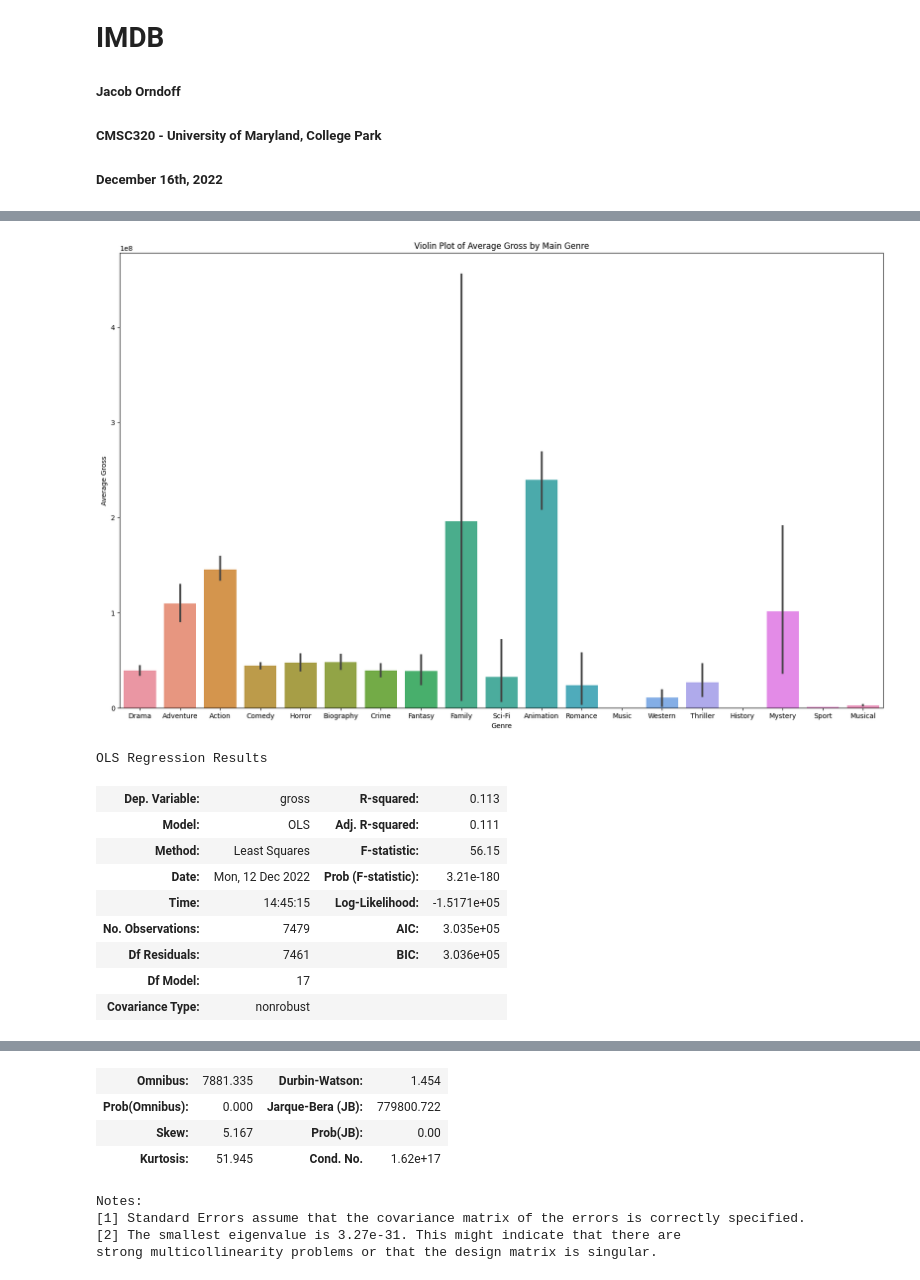
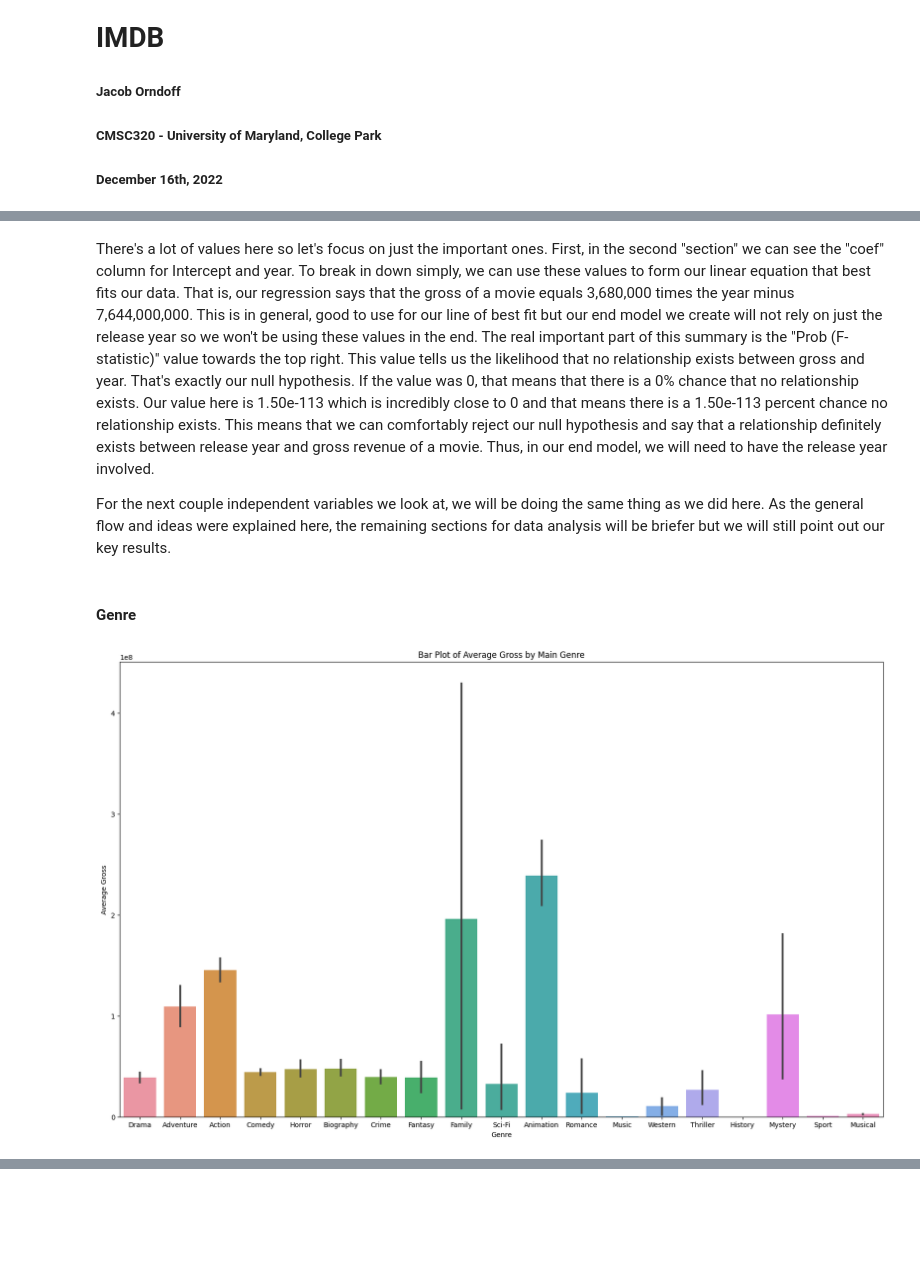
Before and after one commit to jacoborndoff/jacoborndoff.github.io, a Jupyter notebook: FinalProjectDraft (1).ipynb, the cells around one changed output, grey strips where cells are left out. Drawn from its saved outputs; the diff is of its cells as text; code cells hidden in the pictures; blank space fills up the shorter version.

```diff
--- a/FinalProjectDraft (1).ipynb
+++ b/FinalProjectDraft (1).ipynb
@@ -144,22 +207,15 @@ strong multicollinearity or other numerical problems.
+# %% [markdown]
+<p>There's a lot of values here so let's focus on just the important ones. First, in the second "section" we can see the "coef" column for Intercept and year. To break in down simply, we can use these values to form our linear equation that best fits our data. That is, our regression says that the gross of a movie equals 3,680,000 times the year minus 7,644,000,000. This is in general, good to use for our line of best fit but our end model we create will not rely on just the release year so we won't be using these values in the end. The real important part of this summary is the "Prob (F-statistic)" value towards the top right. This value tells us the likelihood that no relationship exists between gross and year. That's exactly our null hypothesis. If the value was 0, that means that there is a 0% chance that no relationship exists. Our value here is 1.50e-113 which is incredibly close to 0 and that means there is a 1.50e-113 percent chance no relationship exists. This means that we can comfortably reject our null hypothesis and say that a relationship definitely exists between release year and gross revenue of a movie. Thus, in our end model, we will need to have the release year involved.</p>
+
+<p> For the next couple independent variables we look at, we will be doing the same thing as we did here. As the general flow and ideas were explained here, the remaining sections for data analysis will be briefer but we will still point out our key results. </p>
+# %% [markdown]
+<h4 id="genre"> Genre </h4>
 # %%
 fig, ax2 = plt.subplots(figsize=(20,12))
 sns.barplot(data=movie_data, x="genre", y="gross")
 ax2.set_xlabel("Genre")
 ax2.set_ylabel("Average Gross")
-ax2.set_title("Violin Plot of Average Gross by Main Genre")
+ax2.set_title("Bar Plot of Average Gross by Main Genre")
 plt.show()
-
-genre_model = smf.ols(formula="gross ~ genre", data=movie_data).fit()
-genre_model.summary()
 # %% [output]
-[figure, old version]
+[figure, new version]
-OLS Regression Results
-| Dep. Variable: | gross | R-squared: | 0.113 |
-| Model: | OLS | Adj. R-squared: | 0.111 |
-| Method: | Least Squares | F-statistic: | 56.15 |
-| Date: | Mon, 12 Dec 2022 | Prob (F-statistic): | 3.21e-180 |
-| Time: | 14:45:15 | Log-Likelihood: | -1.5171e+05 |
-| No. Observations: | 7479 | AIC: | 3.035e+05 |
-| Df Residuals: | 7461 | BIC: | 3.036e+05 |
-| Df Model: | 17 |  |  |
-| Covariance Type: | nonrobust |  |  |
@@ -182,8 +221,0 @@ OLS Regression Results
-| Omnibus: | 7881.335 | Durbin-Watson: | 1.454 |
-| Prob(Omnibus): | 0.000 | Jarque-Bera (JB): | 779800.722 |
-| Skew: | 5.167 | Prob(JB): | 0.00 |
-| Kurtosis: | 51.945 | Cond. No. | 1.62e+17 |
-Notes:
-[1] Standard Errors assume that the covariance matrix of the errors is correctly specified.
-[2] The smallest eigenvalue is 3.27e-31. This might indicate that there are
-strong multicollinearity problems or that the design matrix is singular.
```
Also changed, not shown: parts of 29 cells of this notebook, 1 other file.
